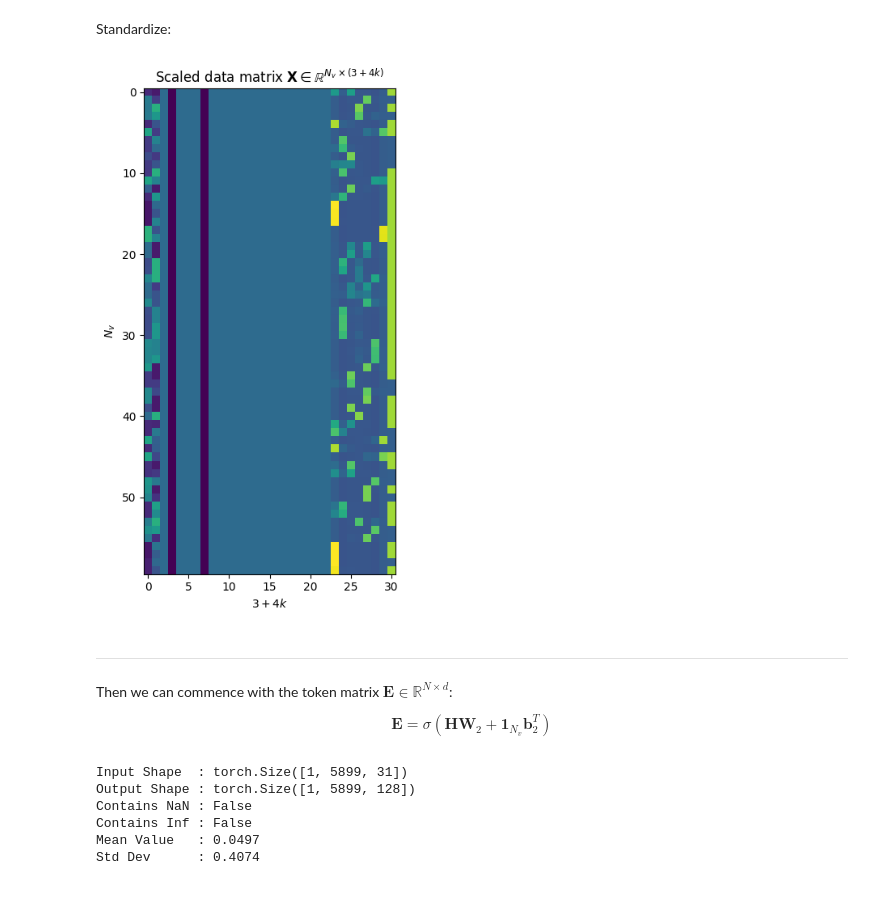
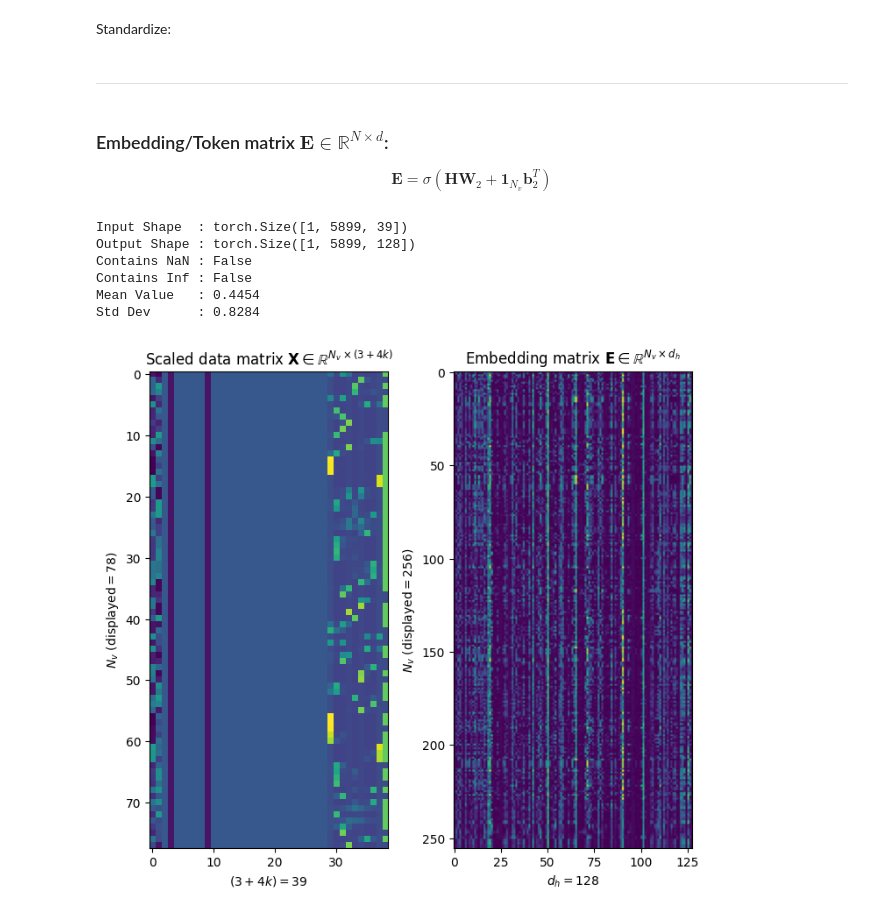
Before and after one commit to Japanese-Maple/Transformers_for_PDEs, a Jupyter notebook: Demonstrations/Encoder|Decoder.ipynb, the cells around one changed output. Drawn from its saved outputs; the diff is of its cells as text; code cells hidden in the pictures.

```diff
--- a/Demonstrations/Encoder|Decoder.ipynb
+++ b/Demonstrations/Encoder|Decoder.ipynb
@@ -167,20 +169,10 @@ X_raw = X_data_matrix(p_fine, b_nodes, mu, parameter_loc, w_nodes)
 X_mean = X_raw.mean(dim=0, keepdim=True)
 X_std  = X_raw.std(dim=0, keepdim=True) + 1e-8
 X_scaled = (X_raw - X_mean) / X_std
-
-fig, ax = plt.subplots(figsize=(7,7))
-ax.set_title('Scaled data matrix $\\mathbf{X} \\in \\mathbb{R}^{N_v \\times (3+4k)}$')
-ax.imshow(X_scaled.detach().cpu().numpy()[:60, :], aspect='equal')
-ax.set_ylabel('$N_v$')
-ax.set_xlabel('$3+4k$')
-fig.tight_layout()
-plt.show()
-# %% [output]
-[figure, removed]
 # %% [markdown]
 ---
 # %% [markdown]
-Then we can commence with the token matrix $\mathbf{E} \in \mathbb{R}^{N \times d}$:
+### Embedding/Token matrix $\mathbf{E} \in \mathbb{R}^{N \times d}$:
 
 $$
 \mathbf{E} = \sigma(\mathbf{H} \mathbf{W}_2 + \mathbf{1}_{N_v} \mathbf{b}_2^T)
@@ -192,36 +184,53 @@ class Shallow_MLP_Encoder(nn.Module):
         self.d = d_hidden
         self.p = n_predictors
 
-        std = torch.sqrt(2.0 / self.p) # Kaiming normal scaling
+        std = np.sqrt(2.0 / self.p) # Kaiming normal scaling
         self.W_x  = nn.Parameter(torch.randn(size=(self.p, self.d), dtype=torch.float32) * std)
-        self.b_x  = nn.Parameter(torch.randn(size=(1, self.d),      dtype=torch.float32) * std)
+        self.b_x  = nn.Parameter(torch.randn(size=(1, self.d),      dtype=torch.float32))
         self.gelu = nn.GELU()
 
     def forward(self, x):
         x = x @ self.W_x + self.b_x
         e = self.gelu(x)
         return e
+# %%
+n_predictors = X_scaled.shape[1]    # (3 + 4k) features
+d_hidden = 128                      # latent embedding dimension
+
+encoder = Shallow_MLP_Encoder(n_predictors=n_predictors, d_hidden=d_hidden)
+X_input = X_scaled.float()
+if X_input.ndim == 2:
+    X_input = X_input.unsqueeze(0)  # [1, 5899, 31]
+
+E_matrix = encoder(X_input)
 # %%
-n_predictors = X_scaled.shape[1]       # (3 + 4k) features
-d_hidden = 128                      # latent embedding dimension
+print(f"Input Shape  : {X_input.shape}")
+print(f"Output Shape : {E_matrix.shape}")
+print(f"Contains NaN : {torch.isnan(E_matrix).any().item()}")
+print(f"Contains Inf : {torch.isinf(E_matrix).any().item()}")
+print(f"Mean Value   : {E_matrix.mean().item():.4f}")
+print(f"Std Dev      : {E_matrix.std().item():.4f}")
 
-encoder = Shallow_MLP_Encoder(n_predictors=n_predictors, d_hidden=d_hidden)
-X_input = X_scaled.float()
-if X_input.ndim == 2:
-    X_input = X_input.unsqueeze(0)  # [1, 5899, 31]
+fig, ax = plt.subplots(nrows=1, ncols=2, figsize=(7,7), dpi=100)
+display_len_X, display_len_E = n_predictors*2, d_hidden*2
+ax[0].set_title('Scaled data matrix $\\mathbf{X} \\in \\mathbb{R}^{N_v \\times (3+4k)}$')
+ax[0].imshow(X_scaled.detach().cpu().numpy()[:display_len_X, :], aspect='equal')
+ax[0].set_ylabel(rf'$N_v$ (displayed$={{{display_len_X}}}$)')
+ax[0].set_xlabel(rf'$(3+4k) = {{{n_predictors}}}$')
 
-E = encoder(X_input)
+ax[1].set_title('Embedding matrix $\\mathbf{E} \\in \\mathbb{R}^{N_v \\times d_{h}}$')
+ax[1].imshow(E_matrix.squeeze().detach().cpu().numpy()[:display_len_E, :], aspect='equal')
+ax[1].set_ylabel(rf'$N_v$ (displayed$={{{display_len_E}}}$)')
+ax[1].set_xlabel(rf'$d_h = {{{d_hidden}}}$')
 
-print(f"Input Shape  : {X_input.shape}")  # Expected: torch.Size([1, 5899, 31])
-print(f"Output Shape : {E.shape}")        # Expected: torch.Size([1, 5899, 128])
-print(f"Contains NaN : {torch.isnan(E).any().item()}")
-print(f"Contains Inf : {torch.isinf(E).any().item()}")
-print(f"Mean Value   : {E.mean().item():.4f}")
-print(f"Std Dev      : {E.std().item():.4f}")
+fig.tight_layout()
+plt.savefig(f'Outputs/Raw&Embedded_data.png', bbox_inches='tight', pad_inches=0.01)
+plt.show()
 # %% [output]
-Input Shape  : torch.Size([1, 5899, 31])
+Input Shape  : torch.Size([1, 5899, 39])
 Output Shape : torch.Size([1, 5899, 128])
 Contains NaN : False
 Contains Inf : False
-Mean Value   : 0.0497
-Std Dev      : 0.4074
+Mean Value   : 0.4454
+Std Dev      : 0.8284
+[figure, added]
```
Also changed, not shown: parts of 4 cells of this notebook, 4 other files.
